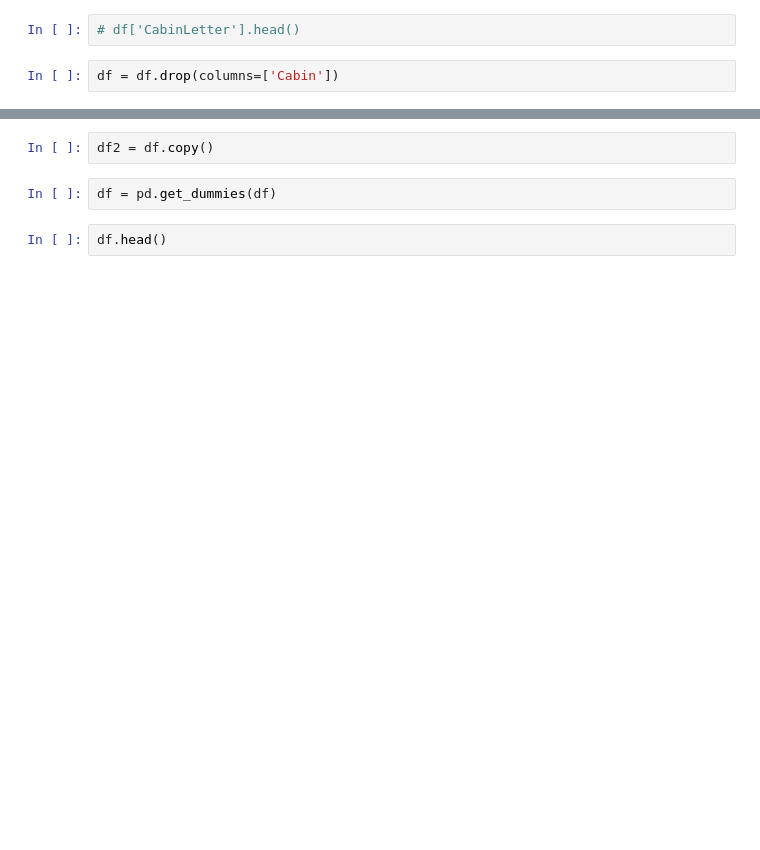
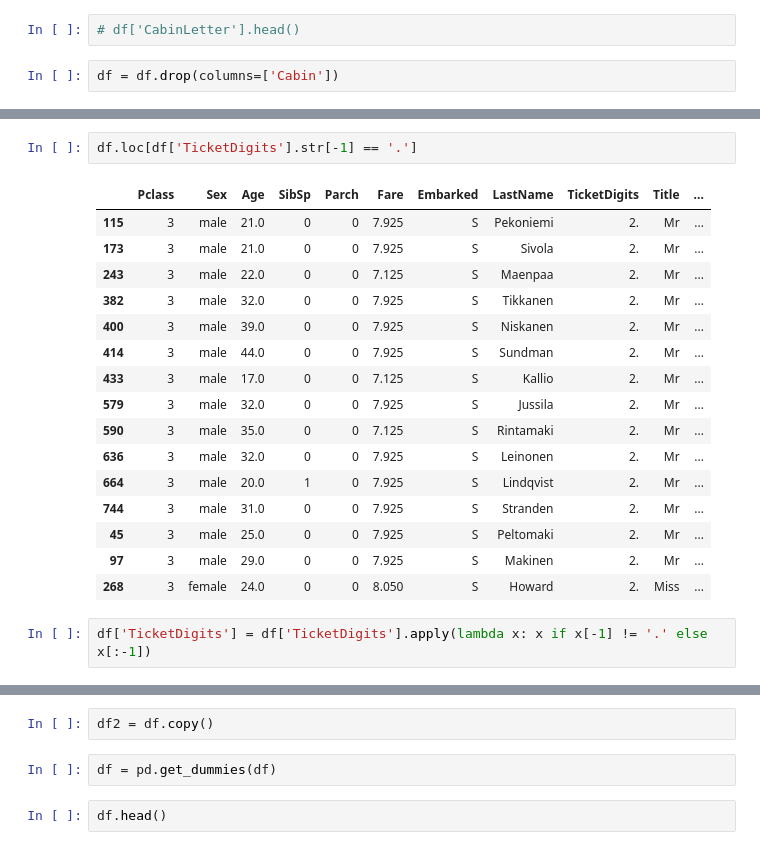
Before and after one commit to csun-data-science-bootcamp-19/Team-8, a Jupyter notebook: Cleaning.ipynb, the cells around one changed output, grey strips where cells are left out. Drawn from its saved outputs; the diff is of its cells as text; blank space fills up the shorter version.

```diff
--- a/Cleaning.ipynb
+++ b/Cleaning.ipynb
@@ -162,0 +145,21 @@ df.head()
+# %%
+df.loc[df['TicketDigits'].str[-1] == '.']
+# %% [output]
+|  | Pclass | Sex | Age | SibSp | Parch | Fare | Embarked | LastName | TicketDigits | Title | ... |
+| 115 | 3 | male | 21.0 | 0 | 0 | 7.925 | S | Pekoniemi | 2. | Mr | ... |
+| 173 | 3 | male | 21.0 | 0 | 0 | 7.925 | S | Sivola | 2. | Mr | ... |
+| 243 | 3 | male | 22.0 | 0 | 0 | 7.125 | S | Maenpaa | 2. | Mr | ... |
+| 382 | 3 | male | 32.0 | 0 | 0 | 7.925 | S | Tikkanen | 2. | Mr | ... |
+| 400 | 3 | male | 39.0 | 0 | 0 | 7.925 | S | Niskanen | 2. | Mr | ... |
+| 414 | 3 | male | 44.0 | 0 | 0 | 7.925 | S | Sundman | 2. | Mr | ... |
+| 433 | 3 | male | 17.0 | 0 | 0 | 7.125 | S | Kallio | 2. | Mr | ... |
+| 579 | 3 | male | 32.0 | 0 | 0 | 7.925 | S | Jussila | 2. | Mr | ... |
+| 590 | 3 | male | 35.0 | 0 | 0 | 7.125 | S | Rintamaki | 2. | Mr | ... |
+| 636 | 3 | male | 32.0 | 0 | 0 | 7.925 | S | Leinonen | 2. | Mr | ... |
+| 664 | 3 | male | 20.0 | 1 | 0 | 7.925 | S | Lindqvist | 2. | Mr | ... |
+| 744 | 3 | male | 31.0 | 0 | 0 | 7.925 | S | Stranden | 2. | Mr | ... |
+| 45 | 3 | male | 25.0 | 0 | 0 | 7.925 | S | Peltomaki | 2. | Mr | ... |
+| 97 | 3 | male | 29.0 | 0 | 0 | 7.925 | S | Makinen | 2. | Mr | ... |
+| 268 | 3 | female | 24.0 | 0 | 0 | 8.050 | S | Howard | 2. | Miss | ... |
+# %%
+df['TicketDigits'] = df['TicketDigits'].apply(lambda x: x if x[-1] != '.' else x[:-1])
```
Also changed, not shown: parts of 15 cells of this notebook.
